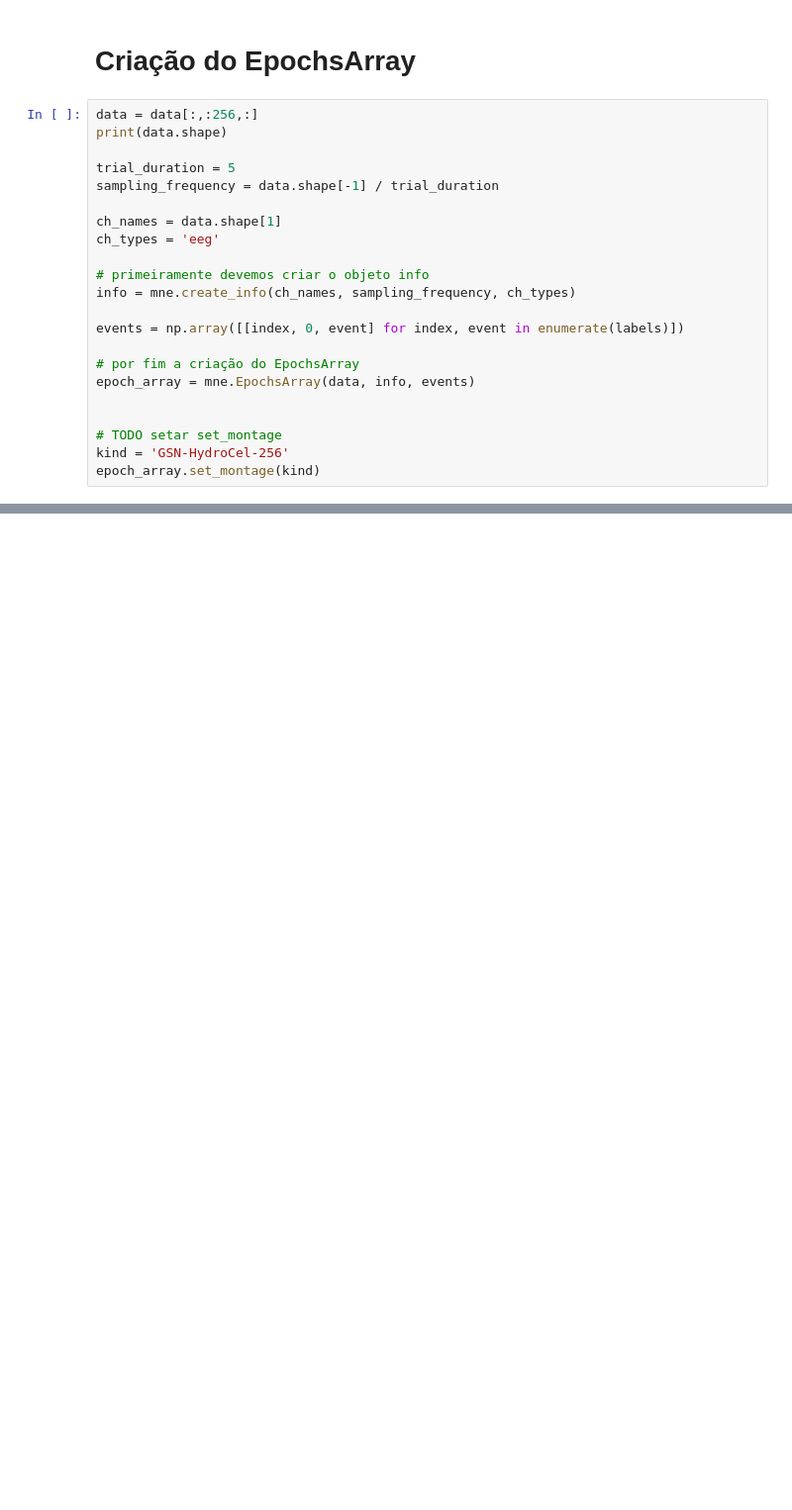
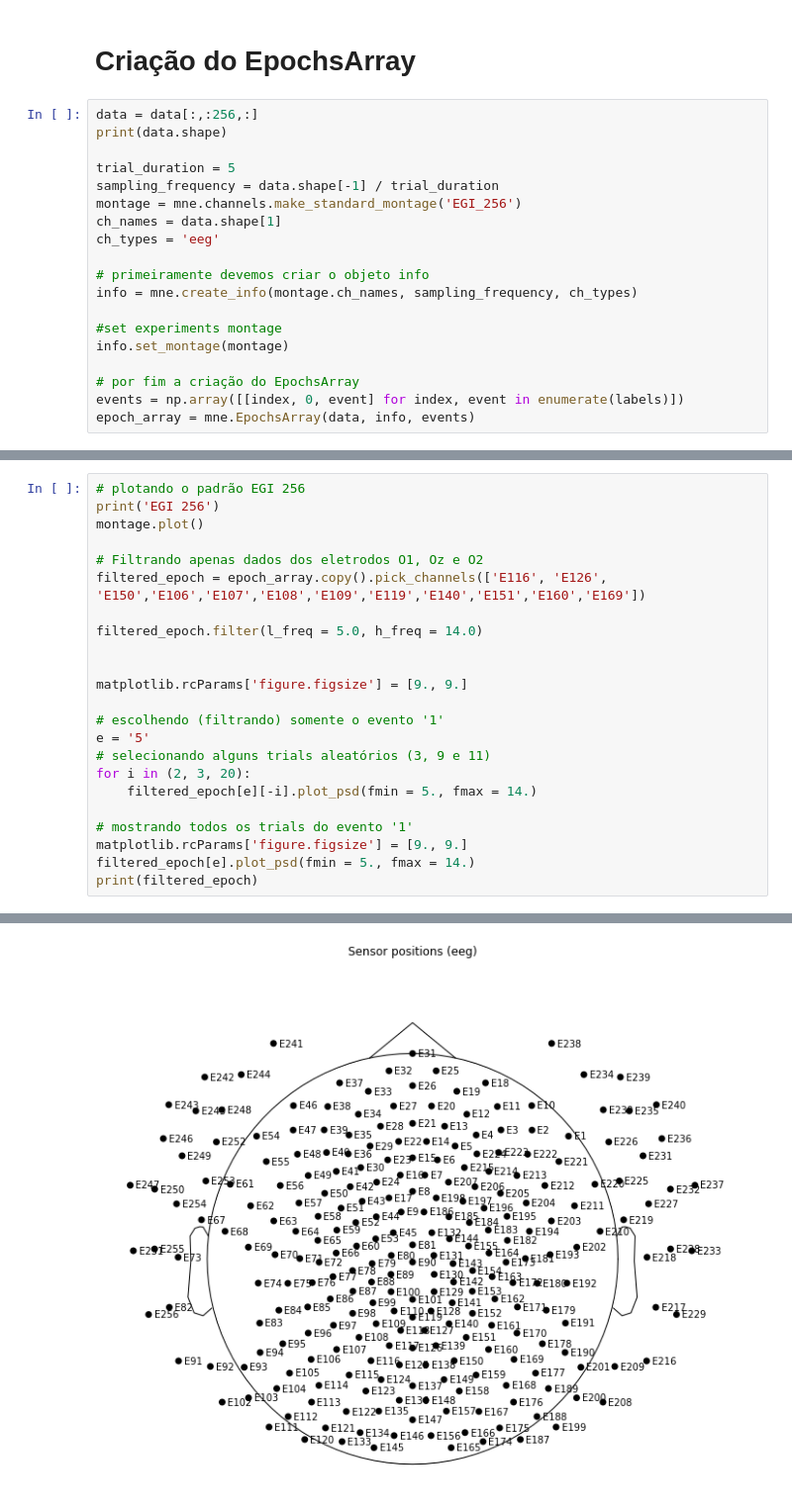
Before and after one commit to dennisurtubia/RP, a Jupyter notebook: mne_objects.ipynb, the cells around one changed output, grey strips where cells are left out. Shown at 99% size. Saved outputs shown, nothing was run; the diff lists cells and outputs as text; blank space fills up the shorter version.

```diff
--- a/mne_objects.ipynb
+++ b/mne_objects.ipynb
@@ -27,21 +33,18 @@ print(data.shape)
 
 trial_duration = 5
 sampling_frequency = data.shape[-1] / trial_duration
-
+montage = mne.channels.make_standard_montage('EGI_256')
 ch_names = data.shape[1]
 ch_types = 'eeg'
 
 # primeiramente devemos criar o objeto info
-info = mne.create_info(ch_names, sampling_frequency, ch_types)
+info = mne.create_info(montage.ch_names, sampling_frequency, ch_types)
 
-events = np.array([[index, 0, event] for index, event in enumerate(labels)])
+#set experiments montage
+info.set_montage(montage)
 
 # por fim a criação do EpochsArray
+events = np.array([[index, 0, event] for index, event in enumerate(labels)])
 epoch_array = mne.EpochsArray(data, info, events)
-
-
-# TODO setar set_montage
-kind = 'GSN-HydroCel-256'
-epoch_array.set_montage(kind)
 # %% [output]
 (125, 256, 1205)
@@ -73,0 +69,24 @@ array([[  0,   0,   4],
+# %%
+# plotando o padrão EGI 256
+print('EGI 256')
+montage.plot()
+
+# Filtrando apenas dados dos eletrodos O1, Oz e O2
+filtered_epoch = epoch_array.copy().pick_channels(['E116', 'E126', 'E150','E106','E107','E108','E109','E119','E140','E151','E160','E169'])
+
+filtered_epoch.filter(l_freq = 5.0, h_freq = 14.0)
+
+
+matplotlib.rcParams['figure.figsize'] = [9., 9.]
+
+# escolhendo (filtrando) somente o evento '1'
+e = '5'
+# selecionando alguns trials aleatórios (3, 9 e 11)
+for i in (2, 3, 20):
+    filtered_epoch[e][-i].plot_psd(fmin = 5., fmax = 14.)
+
+# mostrando todos os trials do evento '1'
+matplotlib.rcParams['figure.figsize'] = [9., 9.]
+filtered_epoch[e].plot_psd(fmin = 5., fmax = 14.)
+print(filtered_epoch)
+# %% [output]
@@ -73,0 +97 @@ array([[  0,   0,   4],
+[figure, added]
```
Also changed, not shown: parts of 5 cells of this notebook.
